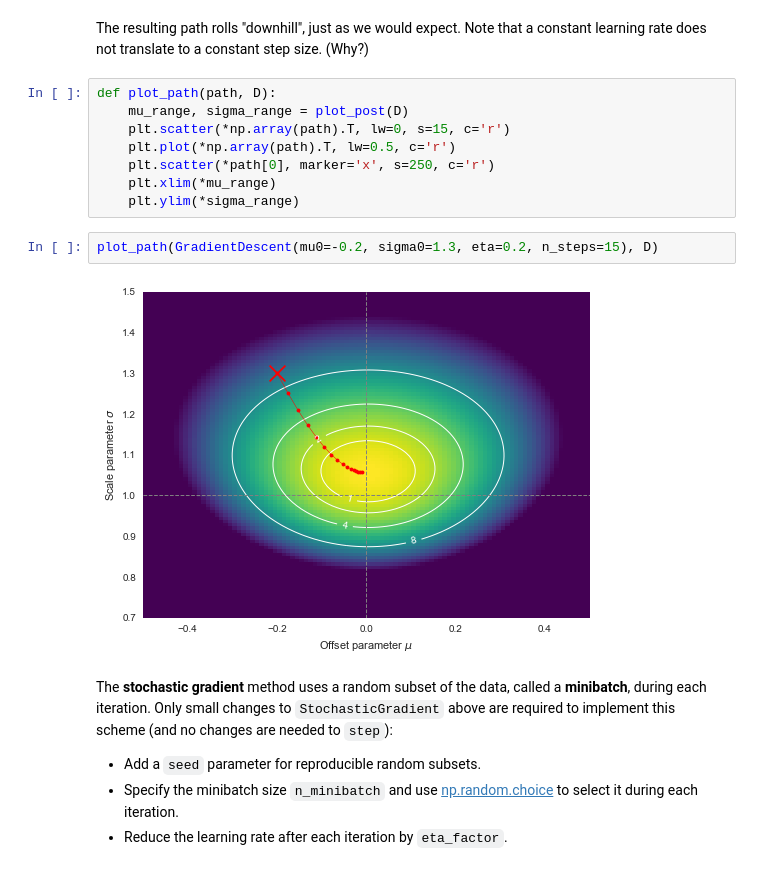
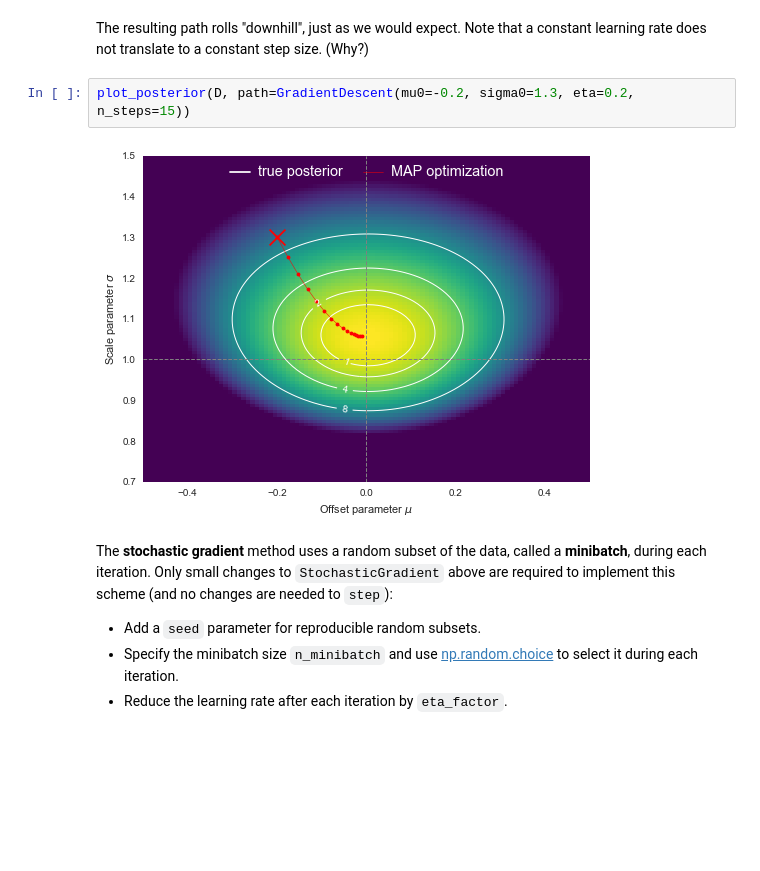
Before and after one commit to bubnicbf/phys_714, a Jupyter notebook: notebooks/Optimization.ipynb, the cells around one changed output. Cells and saved outputs as stored; diff of their text form; blank space fills up the shorter version.

Commit message:
Use mls.plot_posterior()

```diff
--- a/notebooks/Optimization.ipynb
+++ b/notebooks/Optimization.ipynb
@@ -435,18 +414,10 @@ def GradientDescent(mu0, sigma0, eta, n_steps):
     return path
 # %% [markdown]
 The resulting path rolls "downhill", just as we would expect.  Note that a constant learning rate does not translate to a constant step size. (Why?)
-# %%
-def plot_path(path, D):
-    mu_range, sigma_range = plot_post(D)
-    plt.scatter(*np.array(path).T, lw=0, s=15, c='r')
-    plt.plot(*np.array(path).T, lw=0.5, c='r')
-    plt.scatter(*path[0], marker='x', s=250, c='r')
-    plt.xlim(*mu_range)
-    plt.ylim(*sigma_range)
 # %%
-plot_path(GradientDescent(mu0=-0.2, sigma0=1.3, eta=0.2, n_steps=15), D)
+plot_posterior(D, path=GradientDescent(mu0=-0.2, sigma0=1.3, eta=0.2, n_steps=15))
 # %% [output]
-[figure, old version]
+[figure, new version]
 # %% [markdown]
 The **stochastic gradient** method uses a random subset of the data, called a **minibatch**, during each iteration. Only small changes to `StochasticGradient` above are required to implement this scheme (and no changes are needed to `step`):
  - Add a `seed` parameter for reproducible random subsets.
```
Also changed, not shown: parts of 7 cells of this notebook.
